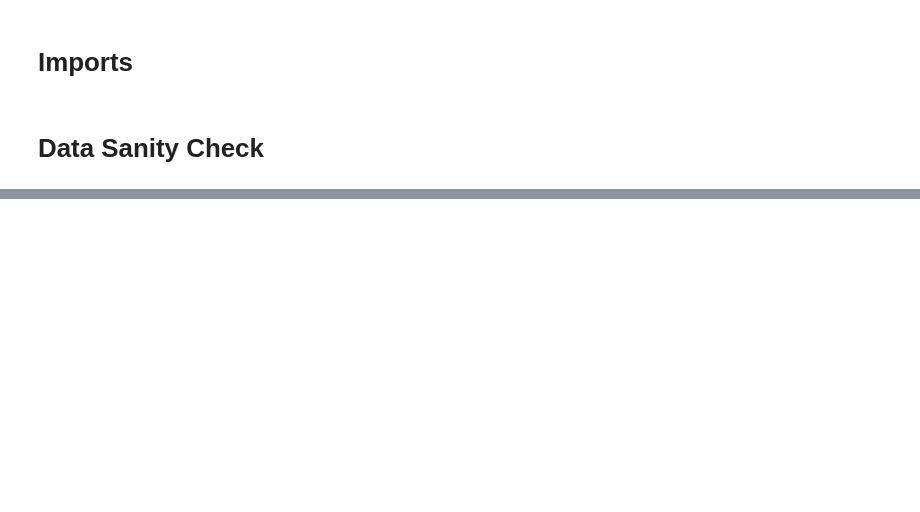
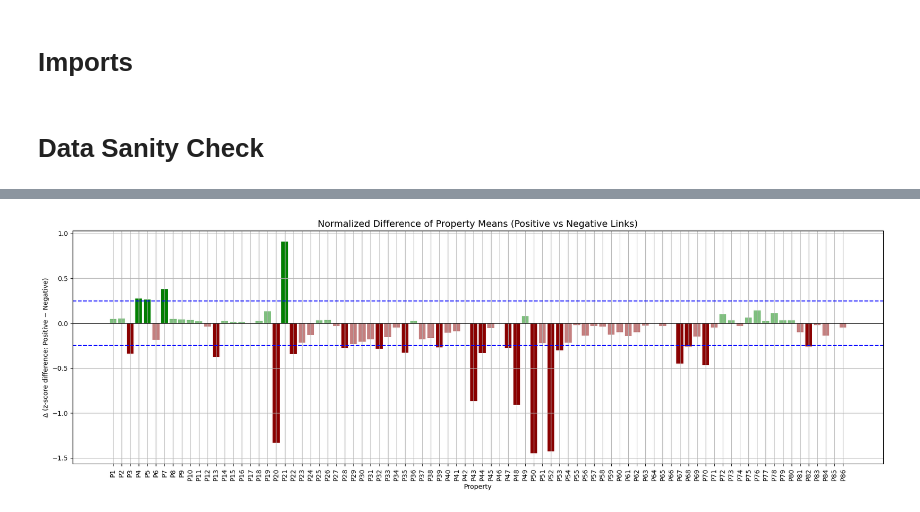
Before and after one commit to AkselAcar/ada-2025-project-adastra, a Jupyter notebook: results.ipynb, the cells around one changed output, grey strips where cells are left out. Saved outputs shown, nothing was run; the diff lists cells and outputs as text; code cells hidden in the pictures; blank space fills up the shorter version.

```diff
--- a/results.ipynb
+++ b/results.ipynb
@@ -68,0 +121,29 @@ Duplicate rows: 0
+# %%
+avg_z_diffs = evaluate_props_norm_diffs(interactions_df)
+
+threshold = 0.25
+
+# === Plot ===
+
+plt.figure(figsize=(18, 6))
+
+for i, (prop, diff) in enumerate(avg_z_diffs.items()):
+    plt.bar(
+        prop,
+        diff,
+        color = "green" if diff > 0 else "darkred",
+        alpha = 1 if abs(diff) > threshold else 0.5
+    )
+plt.axhline(0, color="black", linewidth=1)
+plt.axhline(threshold, color="blue", linestyle = "--")
+plt.axhline(-threshold, color="blue", linestyle = "--")
+plt.xticks(np.arange(len(avg_z_diffs)), ["P" + str(i + 1) for i in np.arange(len(avg_z_diffs))])
+plt.xticks(rotation=90)
+plt.title("Normalized Difference of Property Means (Positive vs Negative Links)", fontsize = 14)
+plt.ylabel("Δ (z-score difference: Positive − Negative)")
+plt.xlabel("Property")
+plt.tight_layout()
+plt.grid()
+plt.show()
+# %% [output]
+[figure, added]
```
Also changed, not shown: parts of 19 cells of this notebook, 4 other files.
